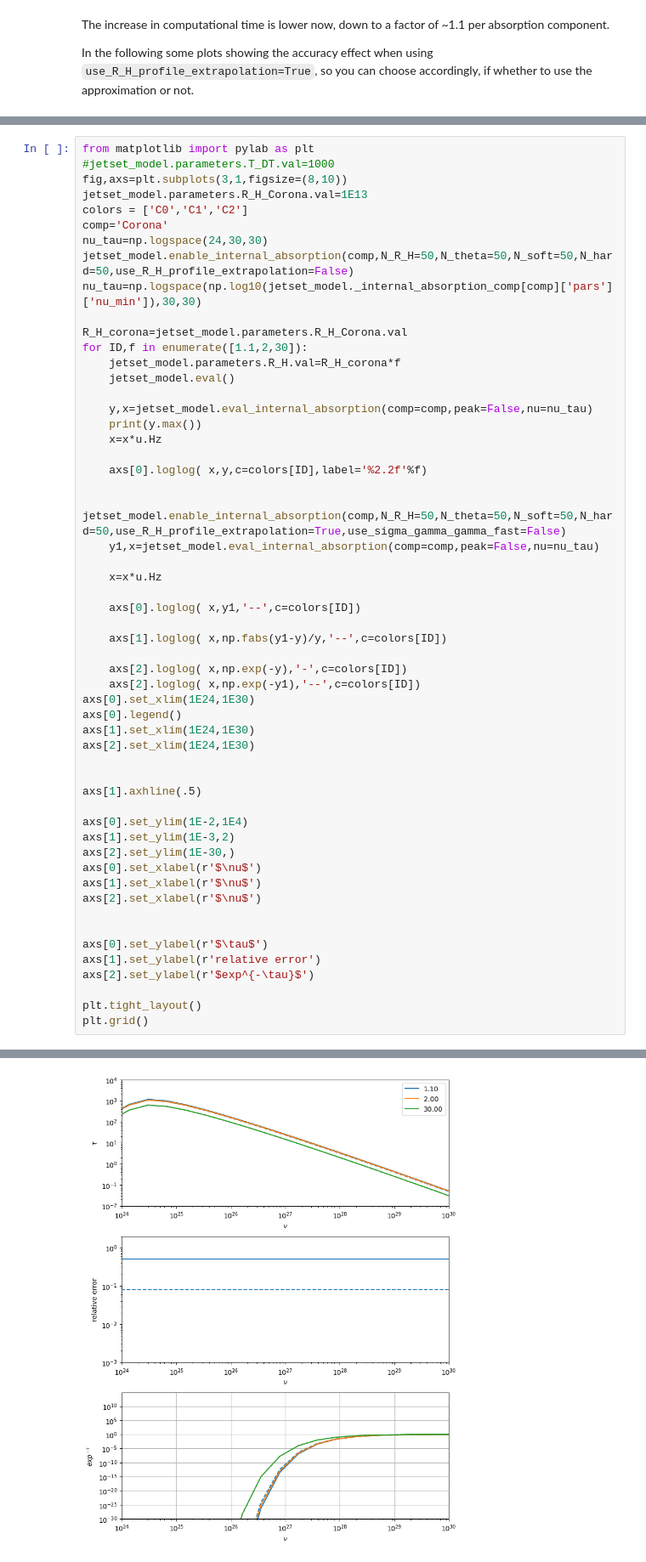
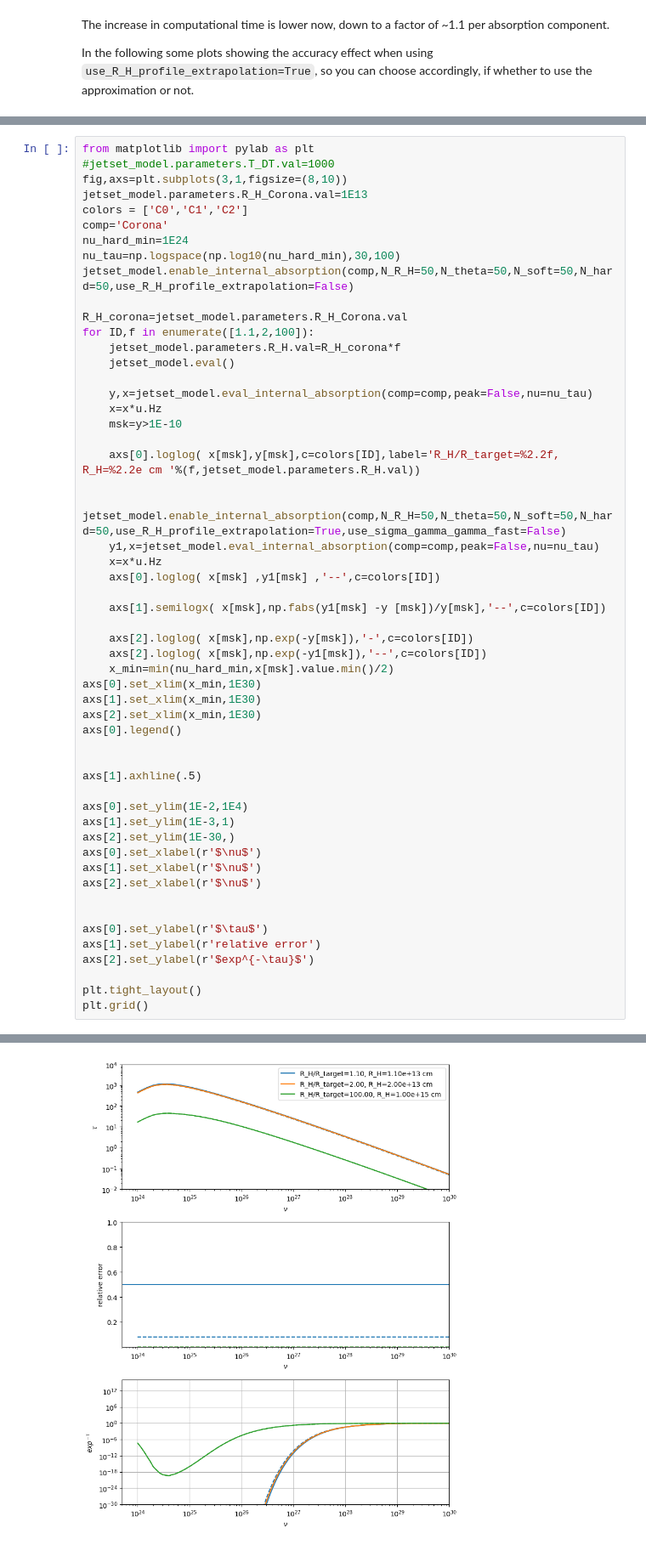
Before and after one commit to andreatramacere/jetset, a Jupyter notebook: doc/documentation_notebooks/notebooks/internal_abs/int_abs.ipynb, the cells around one changed output, grey strips where cells are left out. Shown at 85% size. Cells and saved outputs as stored; diff of their text form.

```diff
--- a/doc/documentation_notebooks/notebooks/internal_abs/int_abs.ipynb
+++ b/doc/documentation_notebooks/notebooks/internal_abs/int_abs.ipynb
@@ -340,42 +361,41 @@ fig,axs=plt.subplots(3,1,figsize=(8,10))
 jetset_model.parameters.R_H_Corona.val=1E13
 colors = ['C0','C1','C2']
 comp='Corona'
-nu_tau=np.logspace(24,30,30)
+nu_hard_min=1E24
+nu_tau=np.logspace(np.log10(nu_hard_min),30,100)
 jetset_model.enable_internal_absorption(comp,N_R_H=50,N_theta=50,N_soft=50,N_hard=50,use_R_H_profile_extrapolation=False)
-nu_tau=np.logspace(np.log10(jetset_model._internal_absorption_comp[comp]['pars']['nu_min']),30,30)
 
 R_H_corona=jetset_model.parameters.R_H_Corona.val
-for ID,f in enumerate([1.1,2,30]):
+for ID,f in enumerate([1.1,2,100]):
     jetset_model.parameters.R_H.val=R_H_corona*f
     jetset_model.eval()
 
     y,x=jetset_model.eval_internal_absorption(comp=comp,peak=False,nu=nu_tau)
-    print(y.max())
     x=x*u.Hz
+    msk=y>1E-10
 
-    axs[0].loglog( x,y,c=colors[ID],label='%2.2f'%f)
+    axs[0].loglog( x[msk],y[msk],c=colors[ID],label='R_H/R_target=%2.2f, R_H=%2.2e cm '%(f,jetset_model.parameters.R_H.val))
 
     jetset_model.enable_internal_absorption(comp,N_R_H=50,N_theta=50,N_soft=50,N_hard=50,use_R_H_profile_extrapolation=True,use_sigma_gamma_gamma_fast=False)
     y1,x=jetset_model.eval_internal_absorption(comp=comp,peak=False,nu=nu_tau)
+    x=x*u.Hz
+    axs[0].loglog( x[msk] ,y1[msk] ,'--',c=colors[ID])
 
-    x=x*u.Hz
+    axs[1].semilogx( x[msk],np.fabs(y1[msk] -y [msk])/y[msk],'--',c=colors[ID])
 
-    axs[0].loglog( x,y1,'--',c=colors[ID])
-
-    axs[1].loglog( x,np.fabs(y1-y)/y,'--',c=colors[ID])
-
-    axs[2].loglog( x,np.exp(-y),'-',c=colors[ID])
-    axs[2].loglog( x,np.exp(-y1),'--',c=colors[ID])
-axs[0].set_xlim(1E24,1E30)
+    axs[2].loglog( x[msk],np.exp(-y[msk]),'-',c=colors[ID])
+    axs[2].loglog( x[msk],np.exp(-y1[msk]),'--',c=colors[ID])
+    x_min=min(nu_hard_min,x[msk].value.min()/2)
+axs[0].set_xlim(x_min,1E30)
+axs[1].set_xlim(x_min,1E30)
+axs[2].set_xlim(x_min,1E30)
 axs[0].legend()
-axs[1].set_xlim(1E24,1E30)
-axs[2].set_xlim(1E24,1E30)
 
 
 axs[1].axhline(.5)
 
 axs[0].set_ylim(1E-2,1E4)
-axs[1].set_ylim(1E-3,2)
+axs[1].set_ylim(1E-3,1)
 axs[2].set_ylim(1E-30,)
 axs[0].set_xlabel(r'$\nu$')
 axs[1].set_xlabel(r'$\nu$')
@@ -395 +412 @@ plt.grid()
-[figure, old version]
+[figure, new version]
```
Also changed, not shown: parts of 13 cells of this notebook, 4 other files.
